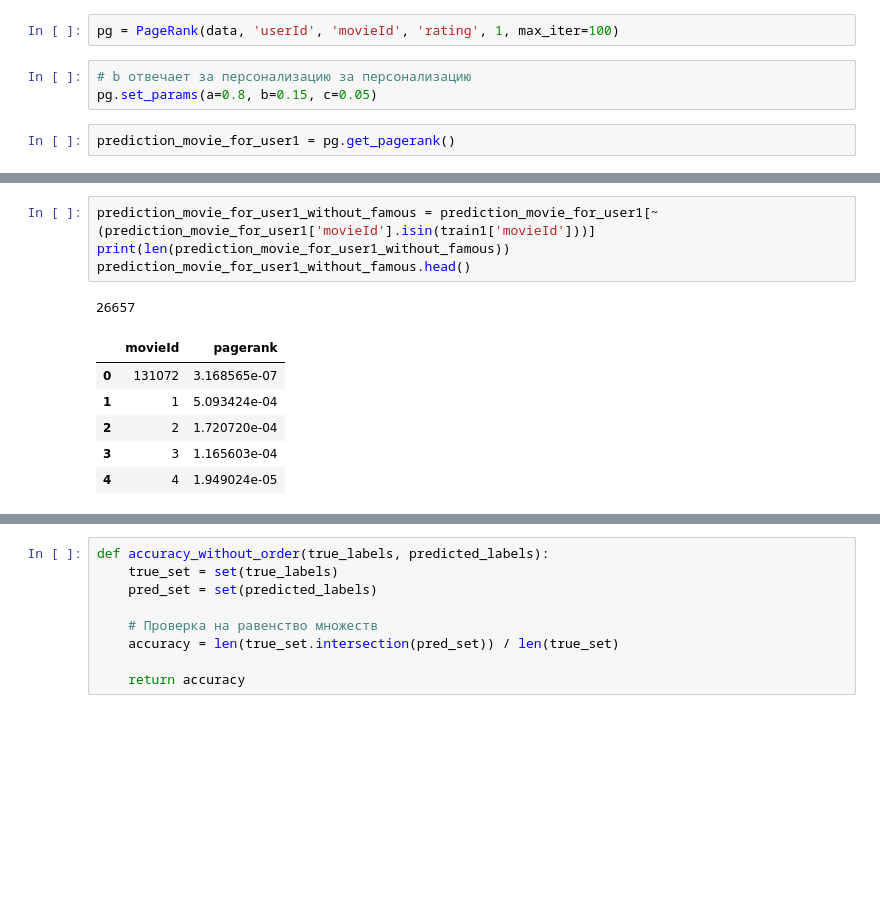
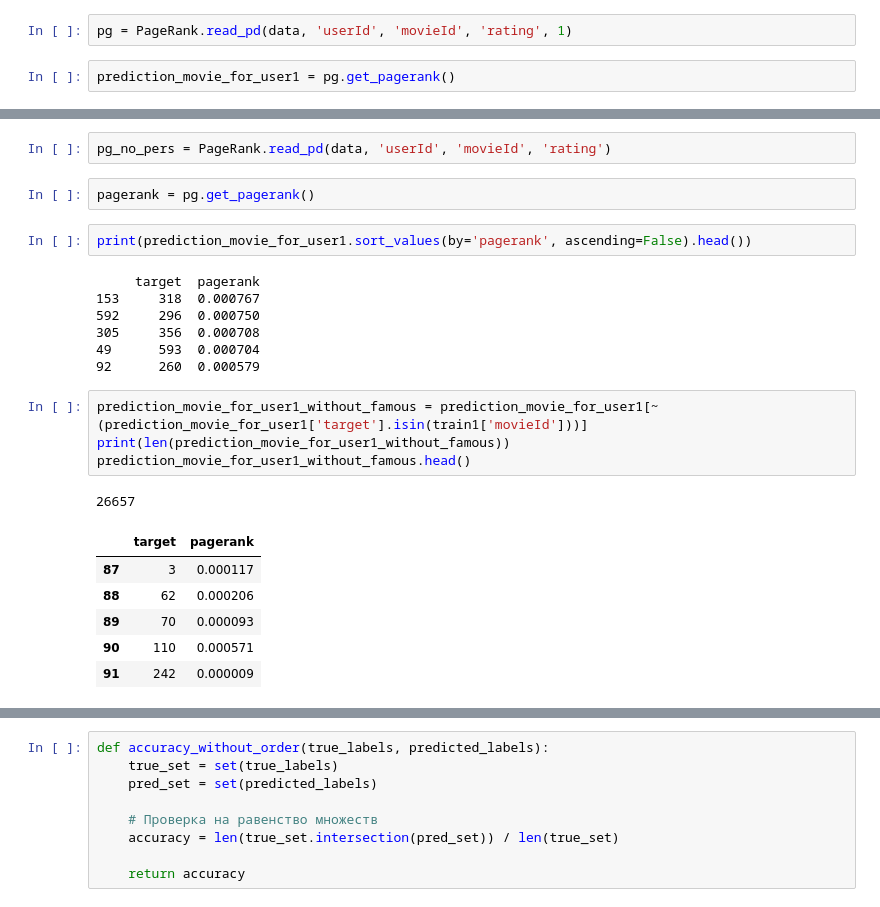
Before and after one commit to DimaOshchepkov/PageRank-Course-Project, a Jupyter notebook: handmaid_pagerank_realization.ipynb, the cells around one changed output, grey strips where cells are left out. Saved outputs shown, nothing was run; the diff lists cells and outputs as text; blank space fills up the shorter version.

```diff
--- a/handmaid_pagerank_realization.ipynb
+++ b/handmaid_pagerank_realization.ipynb
@@ -312,8 +383,5 @@ pg.get_pagerank()
 # %%
-pg = PageRank(data, 'userId', 'movieId', 'rating', 1, max_iter=100)
+pg = PageRank.read_pd(data, 'userId', 'movieId', 'rating', 1)
-# %%
-# b отвечает за персонализацию за персонализацию
-pg.set_params(a=0.8, b=0.15, c=0.05)
 # %%
 prediction_movie_for_user1 = pg.get_pagerank()
 # %%
@@ -328,15 +396,28 @@ print(prediction_movie_for_user1.sort_values(by='pagerank', ascending=False).hea
+# %%
+pg_no_pers = PageRank.read_pd(data, 'userId', 'movieId', 'rating')
+# %%
+pagerank = pg.get_pagerank()
+# %%
+print(prediction_movie_for_user1.sort_values(by='pagerank', ascending=False).head())
+# %% [output]
+     target  pagerank
+153     318  0.000767
+592     296  0.000750
+305     356  0.000708
+49      593  0.000704
+92      260  0.000579
 # %%
-prediction_movie_for_user1_without_famous = prediction_movie_for_user1[~(prediction_movie_for_user1['movieId'].isin(train1['movieId']))]
+prediction_movie_for_user1_without_famous = prediction_movie_for_user1[~(prediction_movie_for_user1['target'].isin(train1['movieId']))]
 print(len(prediction_movie_for_user1_without_famous))
 prediction_movie_for_user1_without_famous.head()
 # %% [output]
 26657
-|  | movieId | pagerank |
-| 0 | 131072 | 3.168565e-07 |
-| 1 | 1 | 5.093424e-04 |
-| 2 | 2 | 1.720720e-04 |
-| 3 | 3 | 1.165603e-04 |
-| 4 | 4 | 1.949024e-05 |
+|  | target | pagerank |
+| 87 | 3 | 0.000117 |
+| 88 | 62 | 0.000206 |
+| 89 | 70 | 0.000093 |
+| 90 | 110 | 0.000571 |
+| 91 | 242 | 0.000009 |
 # %%
 # Топ фильмов по мнению pagerank
 pred = prediction_movie_for_user1_without_famous.sort_values(by='pagerank', ascending=False).head(len(test1))
```
Also changed, not shown: parts of 10 cells of this notebook.
